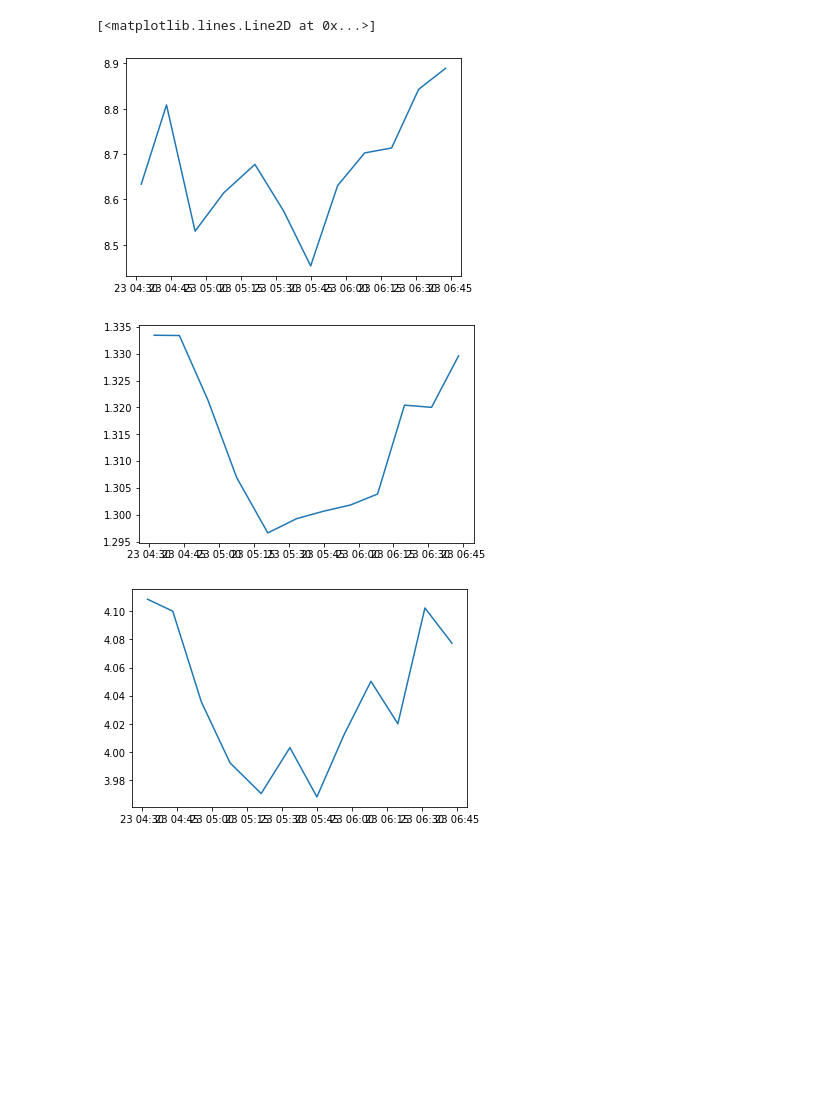
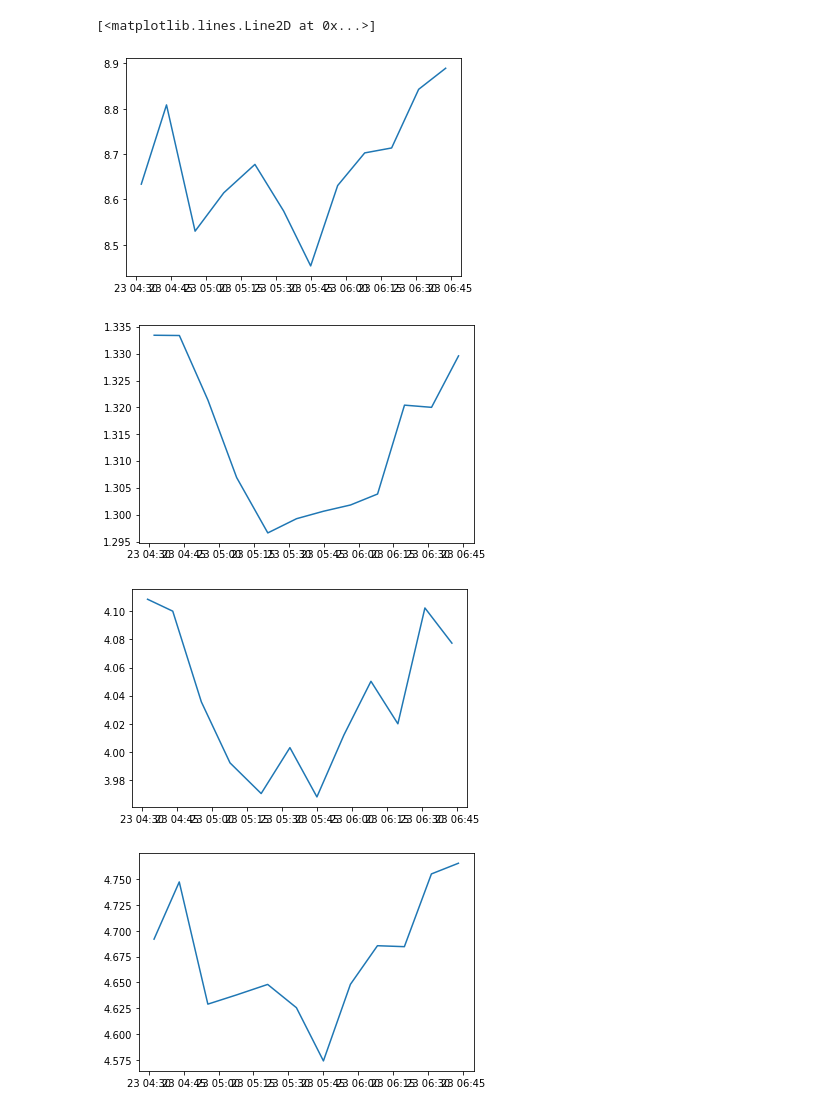
Before and after one commit to StephenJohnson-CardiffUni/Astro, a Jupyter notebook: Exoplanets.ipynb, the cells around one changed output. Cells and saved outputs as stored; diff of their text form; code cells hidden in the pictures; blank space fills up the shorter version.

Commit message:
Crazy Mean updat

```diff
--- a/Exoplanets.ipynb
+++ b/Exoplanets.ipynb
@@ -10,30 +10,40 @@ timeStamps = [datetime.datetime(2011,8,23,4,32,20),
               datetime.datetime(2011,8,23,4,55,25),
               datetime.datetime(2011,8,23,5,7,43),
               datetime.datetime(2011,8,23,5,21,5),
               datetime.datetime(2011,8,23,5,33,25),
               datetime.datetime(2011,8,23,5,45),
               datetime.datetime(2011,8,23,5,56,35),
               datetime.datetime(2011,8,23,6,8,11),
               datetime.datetime(2011,8,23,6,19,44),
               datetime.datetime(2011,8,23,6,31,20),
               datetime.datetime(2011,8,23,6,42,55)]
 
 target = np.array([174720,172740,173570,173050,171930,170930,168850,169600,171170,173040,174280,175240])
 cali1 = np.array([20237,19611,20348,20088,19814,19935,19974,19651,19669,19859,19709,19714])
 cali2 = np.array([131030,129550,131360,132410,132600,131560,129820,130280,131280,131050,132030,131800])
 cali3 = np.array([42526,42131,43010,43347,43303,42700,42553,42273,42262,43045,42483,42979])
 
 normed1 = target/cali1
 normed2 = target/cali2
 normed3 = target/cali3
 
 plt.plot(timeStamps,normed1)
 plt.figure()
 plt.plot(timeStamps,normed2)
 plt.figure()
 plt.plot(timeStamps,normed3)
+
+
+'''Crazy mean taking madness'''
+meanResult = np.zeros(len(timeStamps))
+for i in range(len(timeStamps)):
+  meanResult[i] = np.mean([normed1[i],normed2[i],normed3[i]])
+
+plt.figure()
+plt.plot(timeStamps,meanResult)
 # %% [output]
 [<matplotlib.lines.Line2D at 0x...>]
 [figure]
 [figure]
 [figure]
+[figure, added]
```
